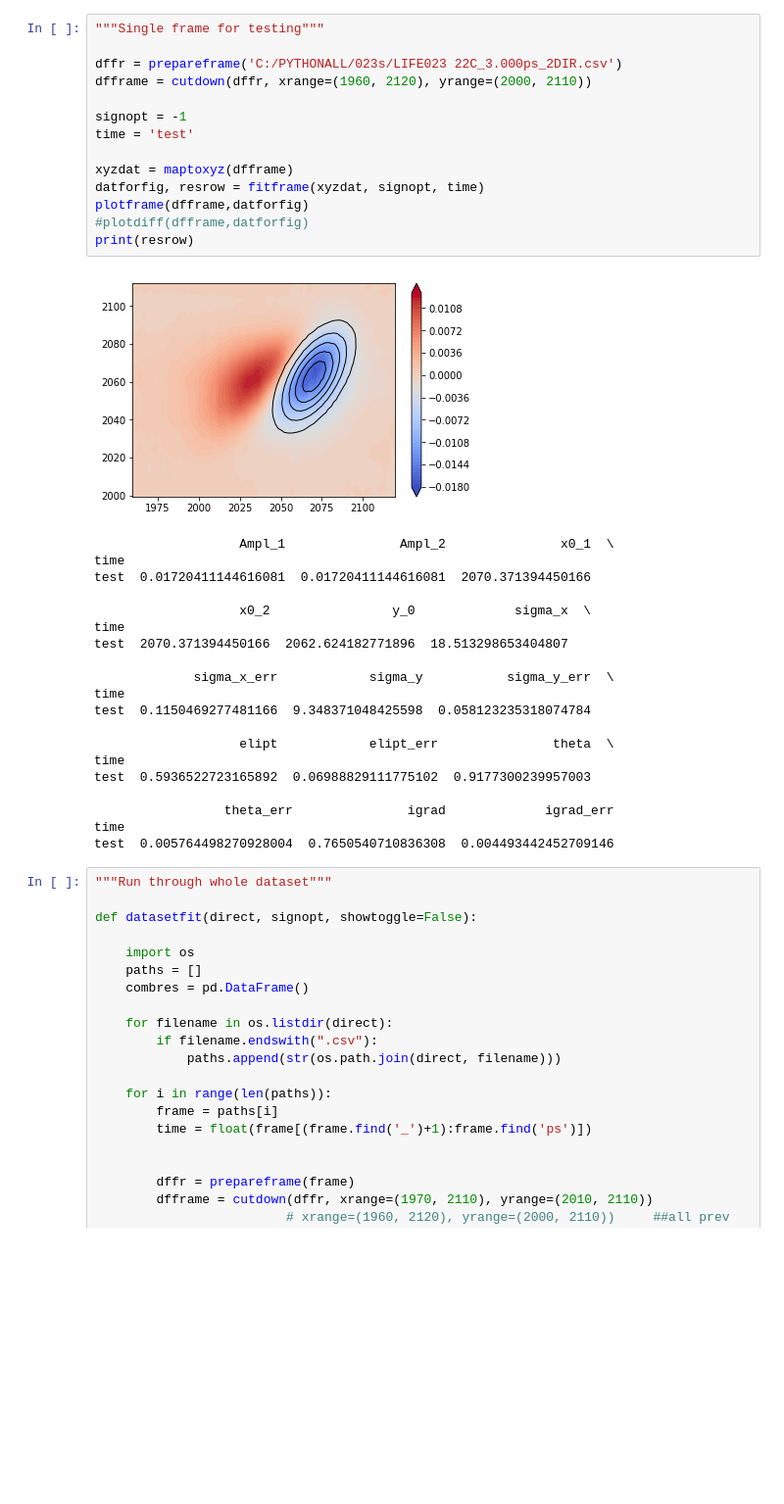
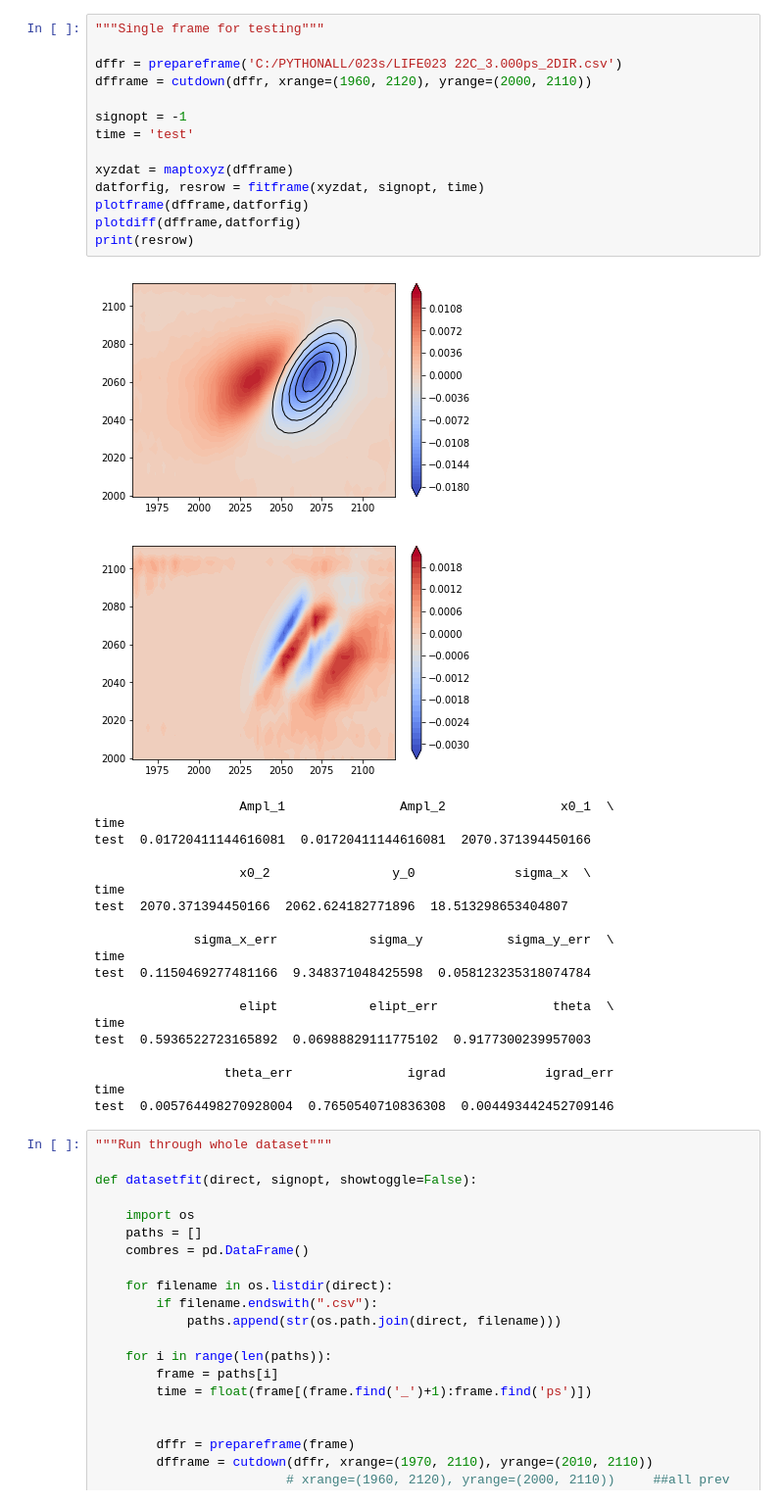
Before and after one commit to sebgorgon/2dIR-spectral-diffusion, a Jupyter notebook: specdiff.v.2.ipynb, the cells around one changed output. Shown at 98% size. Drawn from its saved outputs; the diff is of its cells as text; blank space fills up the shorter version.

```diff
--- a/specdiff.v.2.ipynb
+++ b/specdiff.v.2.ipynb
@@ -273,19 +245,20 @@ def plotdiff(df, datforfig):
 # %%
 """Single frame for testing"""
 
 dffr = prepareframe('C:/PYTHONALL/023s/LIFE023 22C_3.000ps_2DIR.csv')
 dfframe = cutdown(dffr, xrange=(1960, 2120), yrange=(2000, 2110))
 
 signopt = -1
 time = 'test'
 
 xyzdat = maptoxyz(dfframe)
 datforfig, resrow = fitframe(xyzdat, signopt, time)
 plotframe(dfframe,datforfig)
-#plotdiff(dfframe,datforfig)
+plotdiff(dfframe,datforfig)
 print(resrow)
 # %% [output]
 [figure]
+[figure, added]
                    Ampl_1               Ampl_2               x0_1  \
 time
 test  0.01720411144616081  0.01720411144616081  2070.371394450166
```
Also changed, not shown: parts of 10 cells of this notebook.
